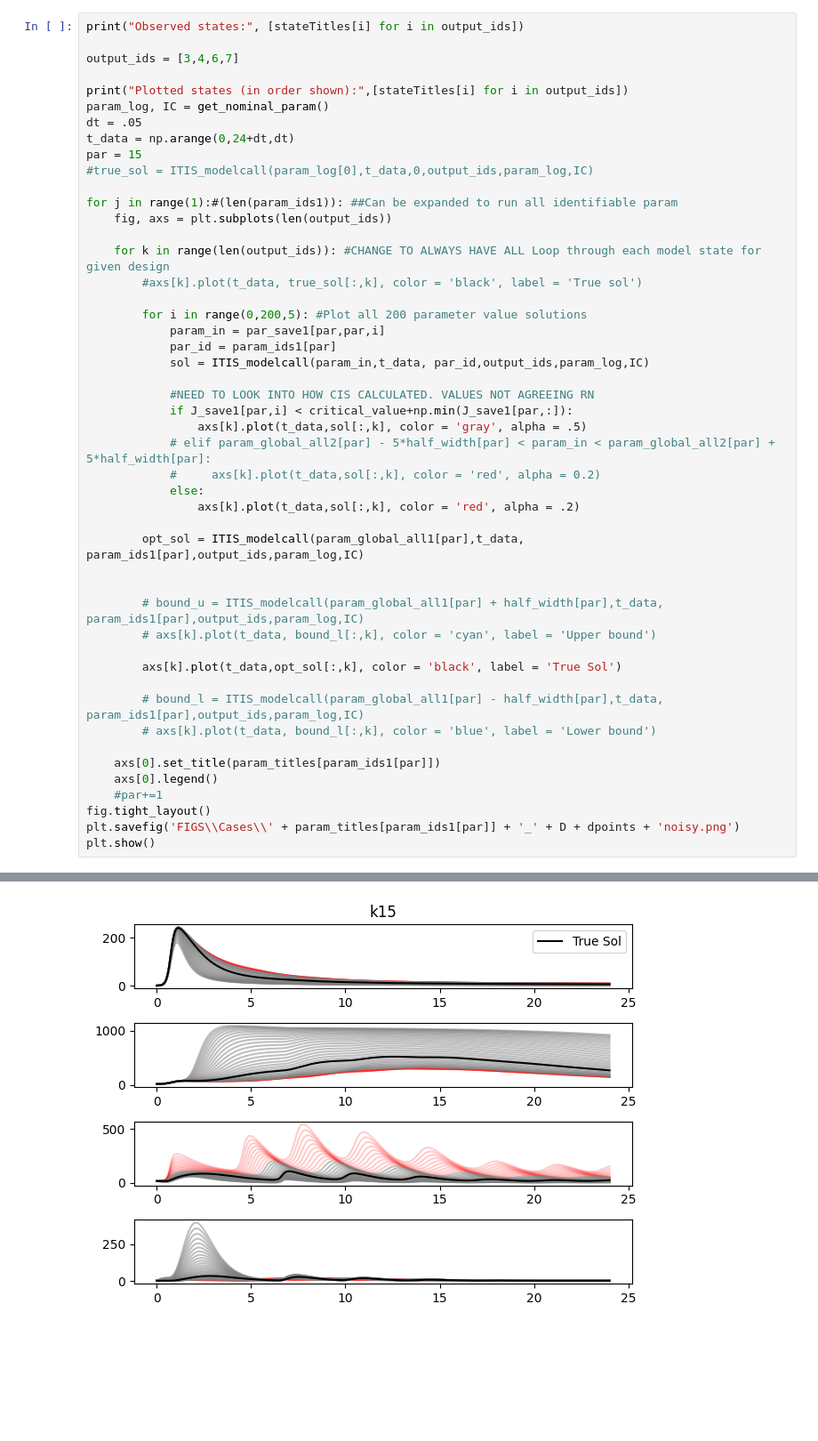
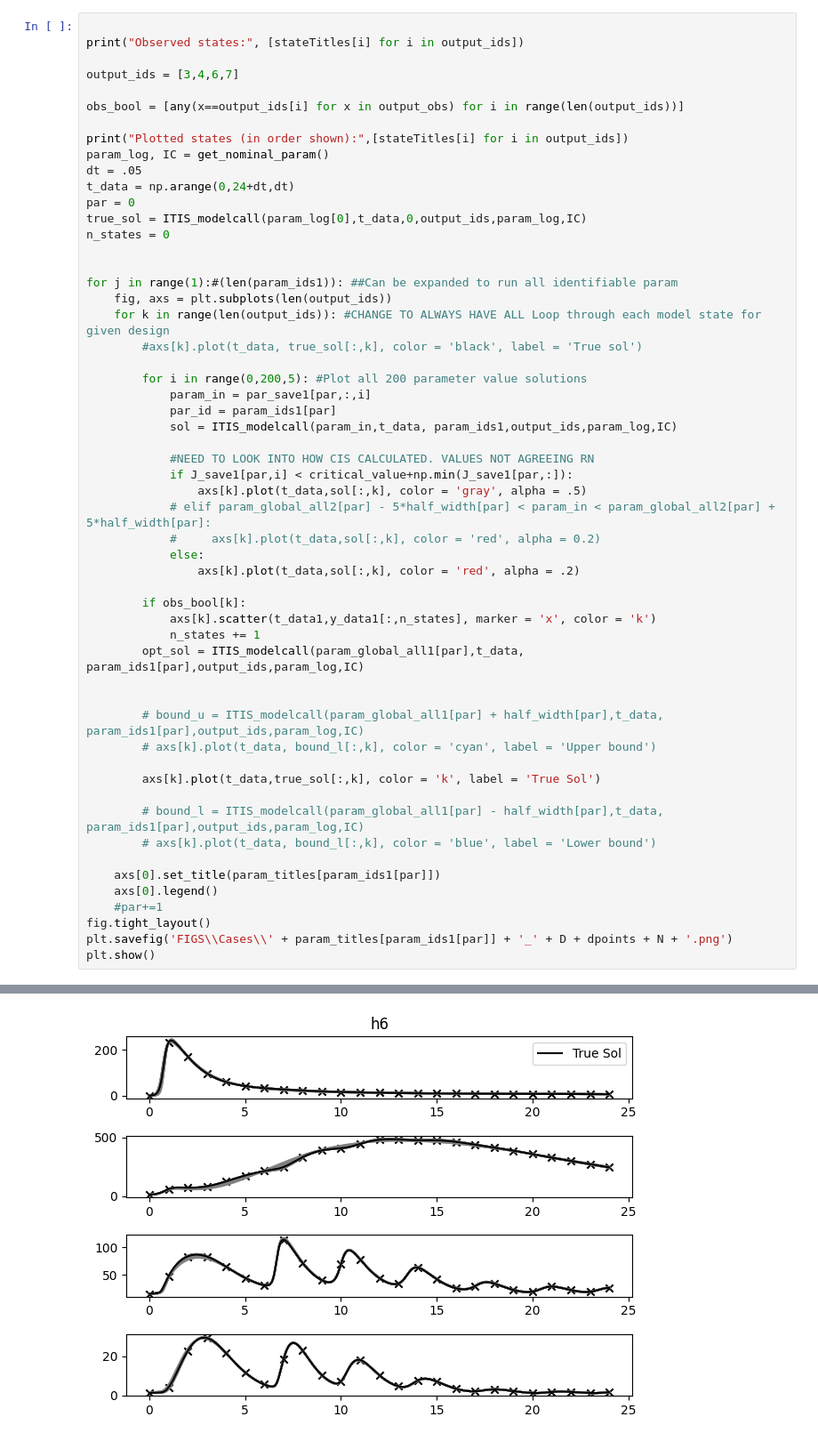
Before and after one commit to aayres22/ITIS_Analysis, a Jupyter notebook: PL_unpack.ipynb, the cells around one changed output, grey strips where cells are left out. Shown at 89% size. Cells and saved outputs as stored; diff of their text form; blank space fills up the shorter version.

```diff
--- a/PL_unpack.ipynb
+++ b/PL_unpack.ipynb
@@ -116,52 +129,59 @@ Critical Chi-Square Value: 3.841458820694124
 # %%
+
 print("Observed states:", [stateTitles[i] for i in output_ids])
 
 output_ids = [3,4,6,7]
+
+obs_bool = [any(x==output_ids[i] for x in output_obs) for i in range(len(output_ids))]
 
 print("Plotted states (in order shown):",[stateTitles[i] for i in output_ids])
 param_log, IC = get_nominal_param()
 dt = .05
 t_data = np.arange(0,24+dt,dt)
-par = 15
-#true_sol = ITIS_modelcall(param_log[0],t_data,0,output_ids,param_log,IC)
+par = 0
+true_sol = ITIS_modelcall(param_log[0],t_data,0,output_ids,param_log,IC)
+n_states = 0
+
 
 for j in range(1):#(len(param_ids1)): ##Can be expanded to run all identifiable param
     fig, axs = plt.subplots(len(output_ids))
-
     for k in range(len(output_ids)): #CHANGE TO ALWAYS HAVE ALL Loop through each model state for given design
         #axs[k].plot(t_data, true_sol[:,k], color = 'black', label = 'True sol')
 
         for i in range(0,200,5): #Plot all 200 parameter value solutions
-            param_in = par_save1[par,par,i]
+            param_in = par_save1[par,:,i]
             par_id = param_ids1[par]
-            sol = ITIS_modelcall(param_in,t_data, par_id,output_ids,param_log,IC)
+            sol = ITIS_modelcall(param_in,t_data, param_ids1,output_ids,param_log,IC)
 
             #NEED TO LOOK INTO HOW CIS CALCULATED. VALUES NOT AGREEING RN
             if J_save1[par,i] < critical_value+np.min(J_save1[par,:]):
                 axs[k].plot(t_data,sol[:,k], color = 'gray', alpha = .5)
             # elif param_global_all2[par] - 5*half_width[par] < param_in < param_global_all2[par] + 5*half_width[par]:
             #     axs[k].plot(t_data,sol[:,k], color = 'red', alpha = 0.2)
             else:
                 axs[k].plot(t_data,sol[:,k], color = 'red', alpha = .2)
 
+        if obs_bool[k]:
+            axs[k].scatter(t_data1,y_data1[:,n_states], marker = 'x', color = 'k')
+            n_states += 1
         opt_sol = ITIS_modelcall(param_global_all1[par],t_data, param_ids1[par],output_ids,param_log,IC)
 
 
         # bound_u = ITIS_modelcall(param_global_all1[par] + half_width[par],t_data, param_ids1[par],output_ids,param_log,IC)
         # axs[k].plot(t_data, bound_l[:,k], color = 'cyan', label = 'Upper bound')
 
-        axs[k].plot(t_data,opt_sol[:,k], color = 'black', label = 'True Sol')
+        axs[k].plot(t_data,true_sol[:,k], color = 'k', label = 'True Sol')
 
         # bound_l = ITIS_modelcall(param_global_all1[par] - half_width[par],t_data, param_ids1[par],output_ids,param_log,IC)
         # axs[k].plot(t_data, bound_l[:,k], color = 'blue', label = 'Lower bound')
 
     axs[0].set_title(param_titles[param_ids1[par]])
     axs[0].legend()
     #par+=1
 fig.tight_layout()
-plt.savefig('FIGS\\Cases\\' + param_titles[param_ids1[par]] + '_' + D + dpoints + 'noisy.png')
+plt.savefig('FIGS\\Cases\\' + param_titles[param_ids1[par]] + '_' + D + dpoints + N + '.png')
 plt.show()
 # %% [output]
 Observed states: ['TNF-α', 'IL10', 'ACTH', 'Cortisol']
 Plotted states (in order shown): ['TNF-α', 'IL10', 'ACTH', 'Cortisol']
-[figure, old version]
+[figure, new version]
```
Also changed, not shown: parts of 1 cell of this notebook, 28 other files.
